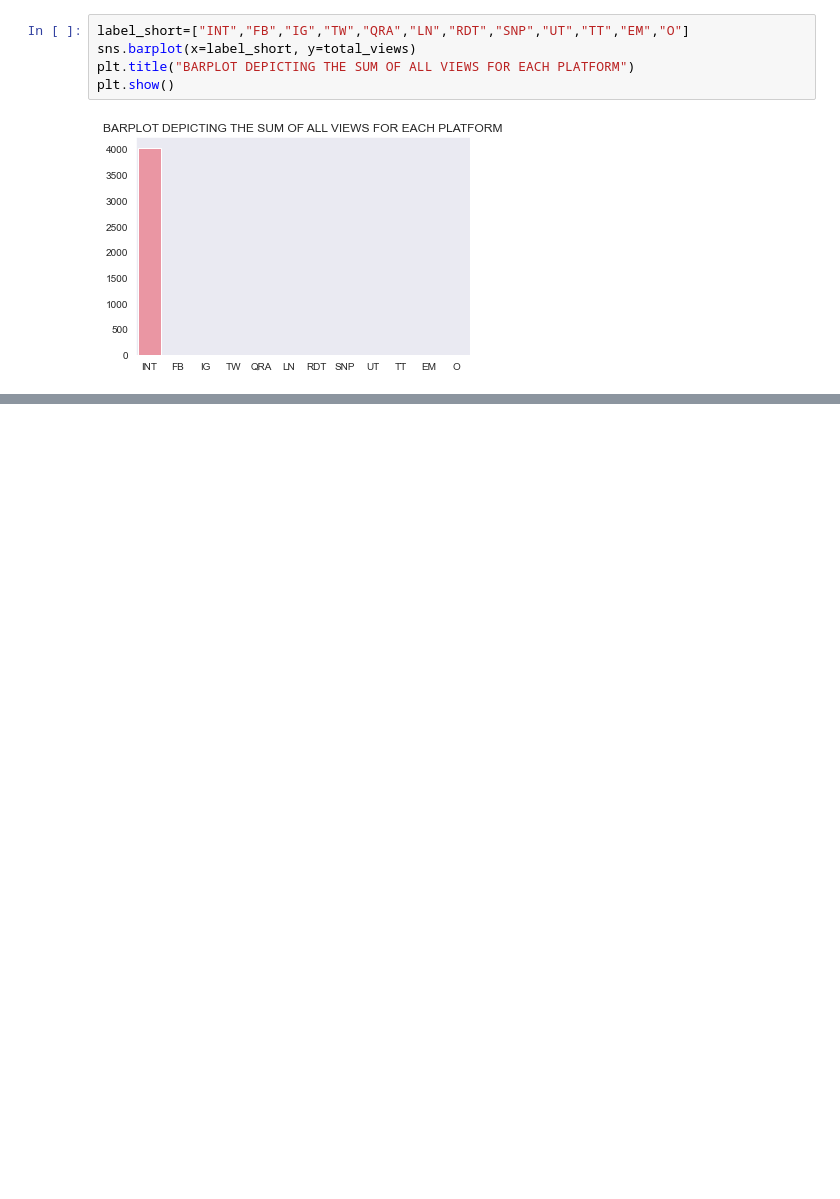
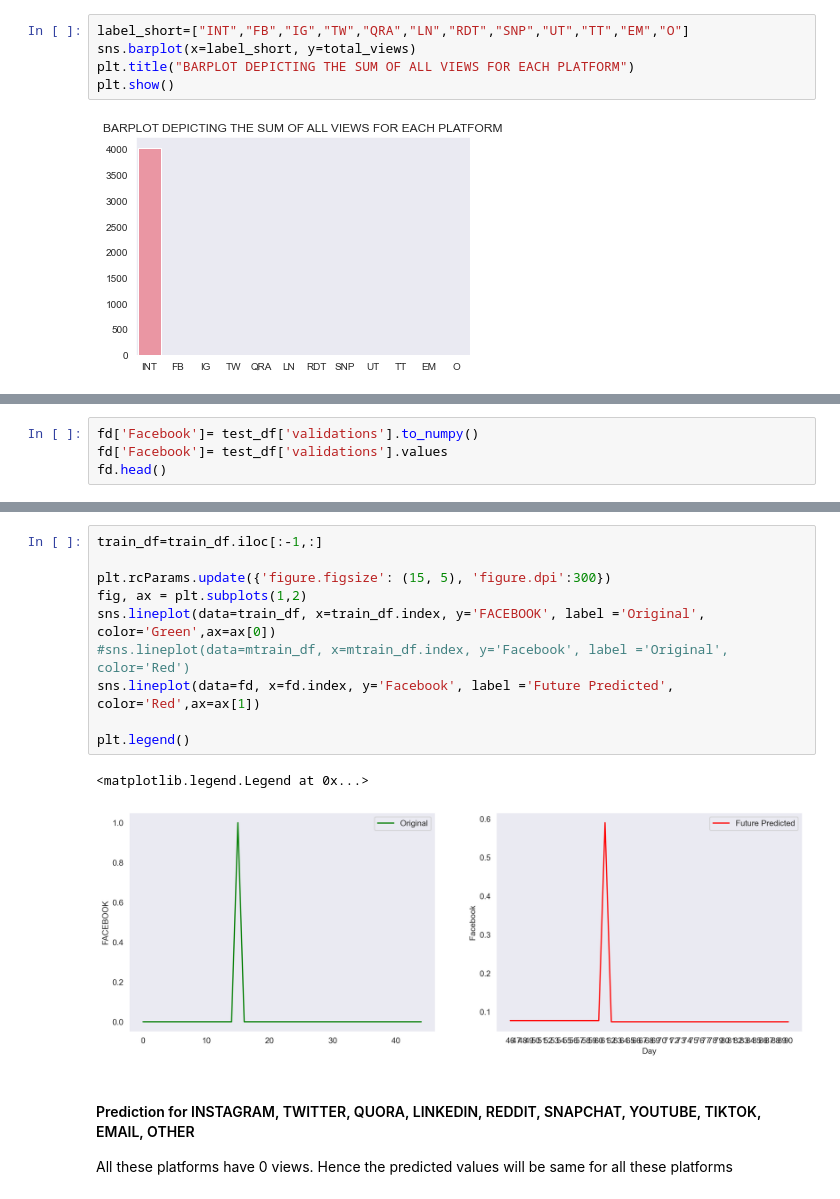
Before and after one commit to PrajjwalPathak/One-Percent-Projects, a Jupyter notebook: Data_Analysis/Intern_Apple_csv.ipynb, the cells around one changed output, grey strips where cells are left out. Drawn from its saved outputs; the diff is of its cells as text; blank space fills up the shorter version.

```diff
--- a/Data_Analysis/Intern_Apple_csv.ipynb
+++ b/Data_Analysis/Intern_Apple_csv.ipynb
@@ -131,0 +341,4 @@ plt.show()
+# %%
+fd['Facebook']= test_df['validations'].to_numpy()
+fd['Facebook']= test_df['validations'].values
+fd.head()
@@ -131,0 +353,17 @@ plt.show()
+# %%
+train_df=train_df.iloc[:-1,:]
+
+plt.rcParams.update({'figure.figsize': (15, 5), 'figure.dpi':300})
+fig, ax = plt.subplots(1,2)
+sns.lineplot(data=train_df, x=train_df.index, y='FACEBOOK', label ='Original', color='Green',ax=ax[0])
+#sns.lineplot(data=mtrain_df, x=mtrain_df.index, y='Facebook', label ='Original', color='Red')
+sns.lineplot(data=fd, x=fd.index, y='Facebook', label ='Future Predicted', color='Red',ax=ax[1])
+
+plt.legend()
+# %% [output]
+<matplotlib.legend.Legend at 0x...>
+[figure, added]
+# %% [markdown]
+#### Prediction for INSTAGRAM, TWITTER, QUORA, LINKEDIN, REDDIT, SNAPCHAT, YOUTUBE, TIKTOK, EMAIL, OTHER
+
+All these platforms have 0 views. Hence the predicted values will be same for all these platforms
```
Also changed, not shown: parts of 37 cells of this notebook, 3 other files.
